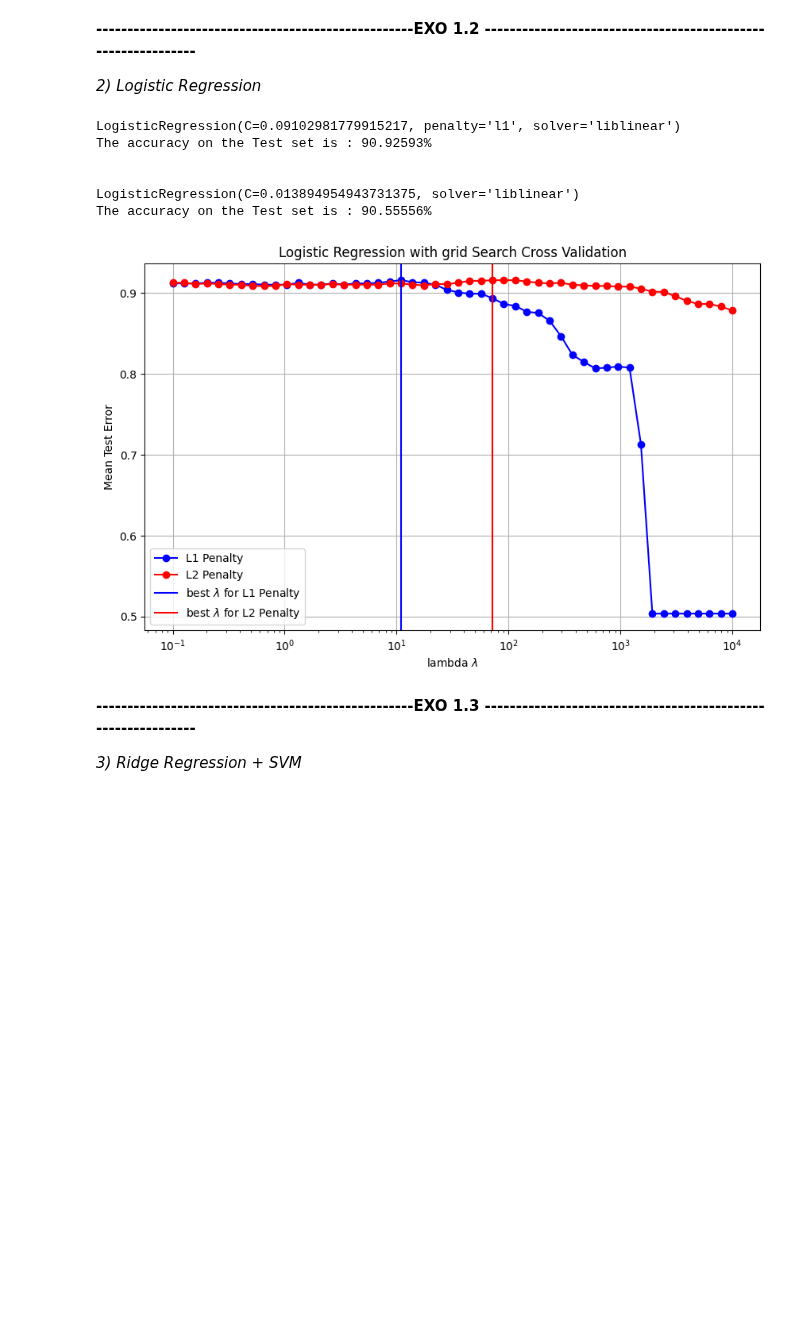
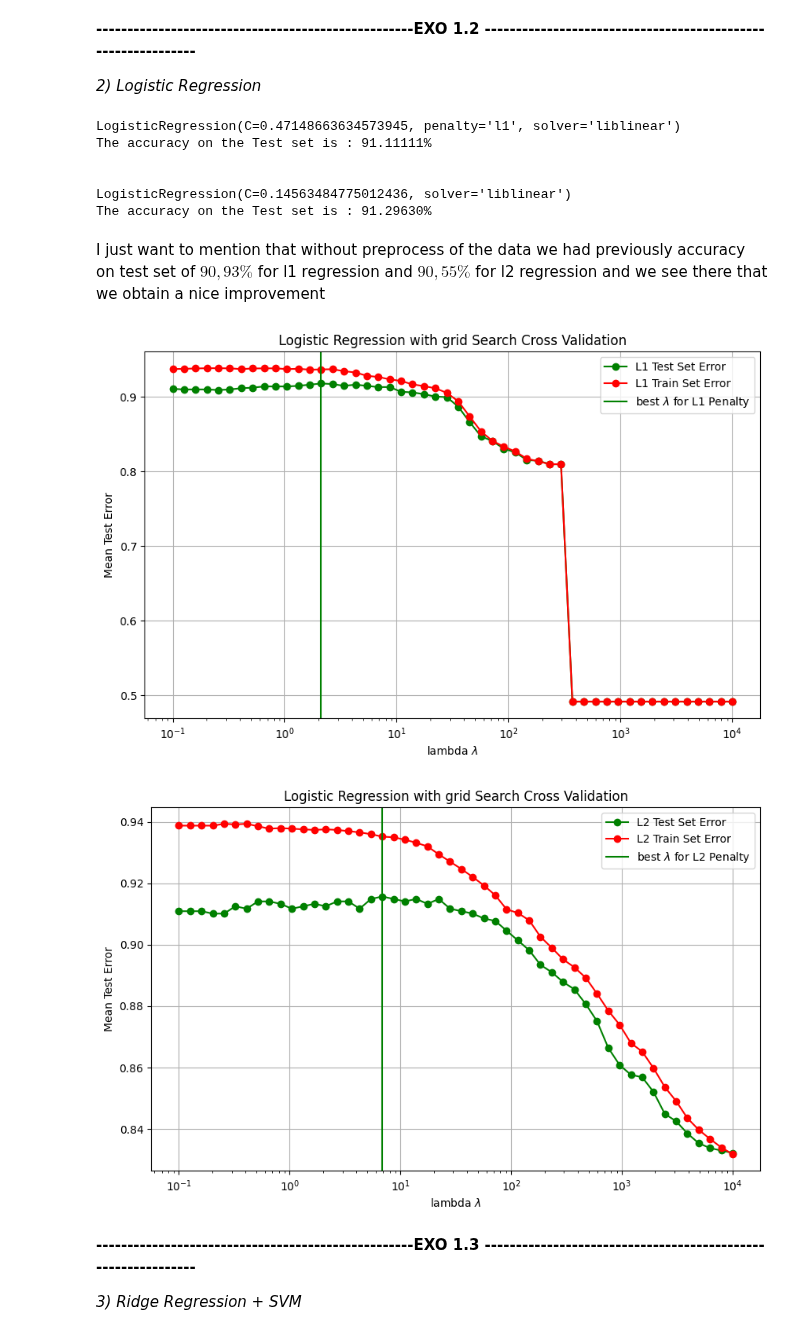
Before and after one commit to fpalmisa/FundamentalLearningEPFL, a Jupyter notebook: Homework 2/Homework2.ipynb, the cells around one changed output. Drawn from its saved outputs; the diff is of its cells as text; code cells hidden in the pictures; blank space fills up the shorter version.

```diff
--- a/Homework 2/Homework2.ipynb
+++ b/Homework 2/Homework2.ipynb
@@ -99,3 +102,7 @@ We see that the both subsets have roughly the same proportion of labelled number
+# %%
+scaler = StandardScaler()
+x_train = scaler.fit_transform(x_train)
+x_test = scaler.transform(x_test)
 # %% [markdown]
 **---------------------------------------------------EXO 1.2 -------------------------------------------------------------**
 
@@ -107,8 +114,9 @@ log_reg_l1 = LogisticRegression(penalty = 'l1',solver = 'liblinear')
 
 parameters_logregl1 = {'C' :  1/np.logspace(-1,4,nbre_step)}
 
-cv_logregl1 = GridSearchCV(log_reg_l1, parameters_logregl1, scoring = 'accuracy', cv = 5)
-cv_logregl1.fit(x_train, y_train)
+folds = KFold(n_splits = 5, shuffle = True, random_state = 10)
+cv_logregl1 = GridSearchCV(log_reg_l1, parameters_logregl1, scoring = 'accuracy', cv = folds, return_train_score = True)
+grid_result = cv_logregl1.fit(x_train, y_train)
 
 cvopt_logregl1 = cv_logregl1.best_estimator_
 cvopt_logregl1.fit(x_train,y_train)
@@ -122,7 +130,8 @@ log_reg_l2 = LogisticRegression(penalty = 'l2',solver = 'liblinear')
 
 parameters_logregl2 = {'C' :  1/np.logspace(-1,4,nbre_step)}
 
-cv_logregl2 = GridSearchCV(log_reg_l2, parameters_logregl2, scoring = 'accuracy', cv = 5)
+folds = KFold(n_splits = 5, shuffle = True, random_state = 10)
+cv_logregl2 = GridSearchCV(log_reg_l2, parameters_logregl2, scoring = 'accuracy', cv = folds, return_train_score = True)
 cv_logregl2.fit(x_train, y_train)
 
 cvopt_logregl2 = cv_logregl2.best_estimator_
@@ -137,30 +146,45 @@ print('\n')
 print(cvopt_logregl2)
 print(f"The accuracy on the Test set is : {accuracy_logregl2*100:.5f}%")
 # %% [output]
-LogisticRegression(C=0.09102981779915217, penalty='l1', solver='liblinear')
-The accuracy on the Test set is : 90.92593%
+LogisticRegression(C=0.47148663634573945, penalty='l1', solver='liblinear')
+The accuracy on the Test set is : 91.11111%
 
 
-LogisticRegression(C=0.013894954943731375, solver='liblinear')
-The accuracy on the Test set is : 90.55556%
+LogisticRegression(C=0.14563484775012436, solver='liblinear')
+The accuracy on the Test set is : 91.29630%
+# %% [markdown]
+I just want to mention that without preprocess of the data we had previously accuracy on test set of $90,93 \%$ for l1 regression and $90,55 \%$ for l2 regression and we see there that we obtain a nice improvement
 # %%
 mean_test_l1 = cv_logregl1.cv_results_['mean_test_score']
+mean_train_l1 = grid_result.cv_results_['mean_train_score']
 mean_test_l2 = cv_logregl2.cv_results_['mean_test_score']
+mean_train_l2 = cv_logregl2.cv_results_['mean_train_score']
 
 lambda_ = np.logspace(-1,4,nbre_step)
 plt.figure(figsize= (10,6))
-plt.semilogx(lambda_, mean_test_l1, label='L1 Penalty', color = 'blue', marker = 'o')
-plt.semilogx(lambda_, mean_test_l2, label='L2 Penalty',  color = 'red', marker = 'o')
-plt.axvline(1/cv_logregl1.best_params_['C'], color = 'blue', label = 'best $\lambda$ for L1 Penalty')
-plt.axvline(1/cv_logregl2.best_params_['C'], color = 'red', label = 'best $\lambda$ for L2 Penalty')
+plt.semilogx(lambda_, mean_test_l1, label='L1 Test Set Error', color = 'green', marker = 'o')
+plt.semilogx(lambda_, mean_train_l1, label='L1 Train Set Error', color = 'red', marker = 'o')
+plt.axvline(1/cv_logregl1.best_params_['C'], color = 'green', label = 'best $\lambda$ for L1 Penalty')
 plt.xlabel('lambda $\lambda$')
 plt.ylabel('Mean Test Error')
 plt.legend()
 plt.title('Logistic Regression with grid Search Cross Validation')
 plt.grid()
 plt.show()
+
+plt.figure(figsize= (10,6))
+plt.semilogx(lambda_, mean_test_l2, label='L2 Test Set Error',  color = 'green', marker = 'o')
+plt.semilogx(lambda_, mean_train_l2, label='L2 Train Set Error',  color = 'red', marker = 'o')
+plt.axvline(1/cv_logregl2.best_params_['C'], color = 'green', label = 'best $\lambda$ for L2 Penalty')
+plt.xlabel('lambda $\lambda$')
+plt.ylabel('Mean Test Error')
+plt.legend()
+plt.title('Logistic Regression with grid Search Cross Validation')
+plt.grid()
+plt.show()
 # %% [output]
-[figure, old version]
+[figure, new version]
+[figure, added]
 # %% [markdown]
 **---------------------------------------------------EXO 1.3 -------------------------------------------------------------**
 
```
Also changed, not shown: parts of 27 cells of this notebook.
